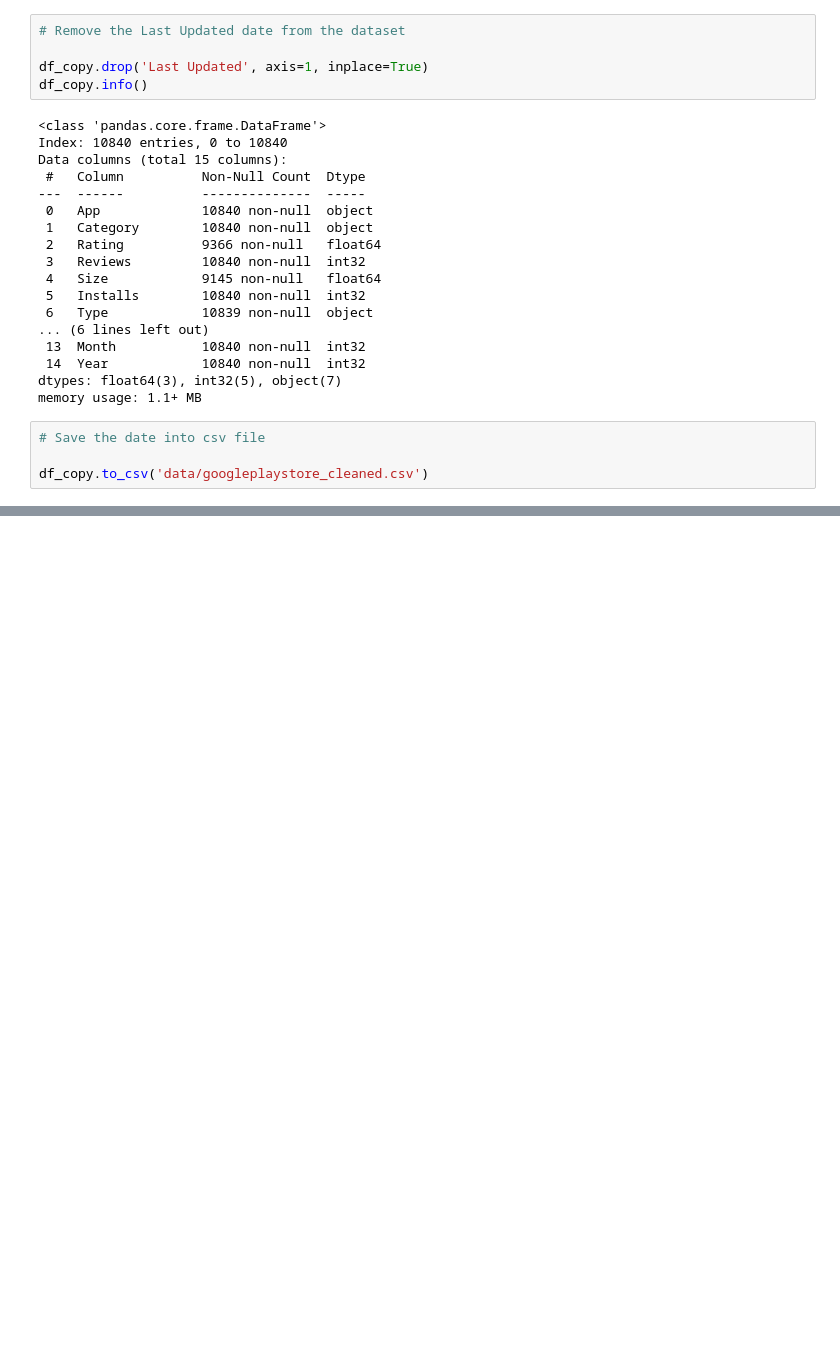
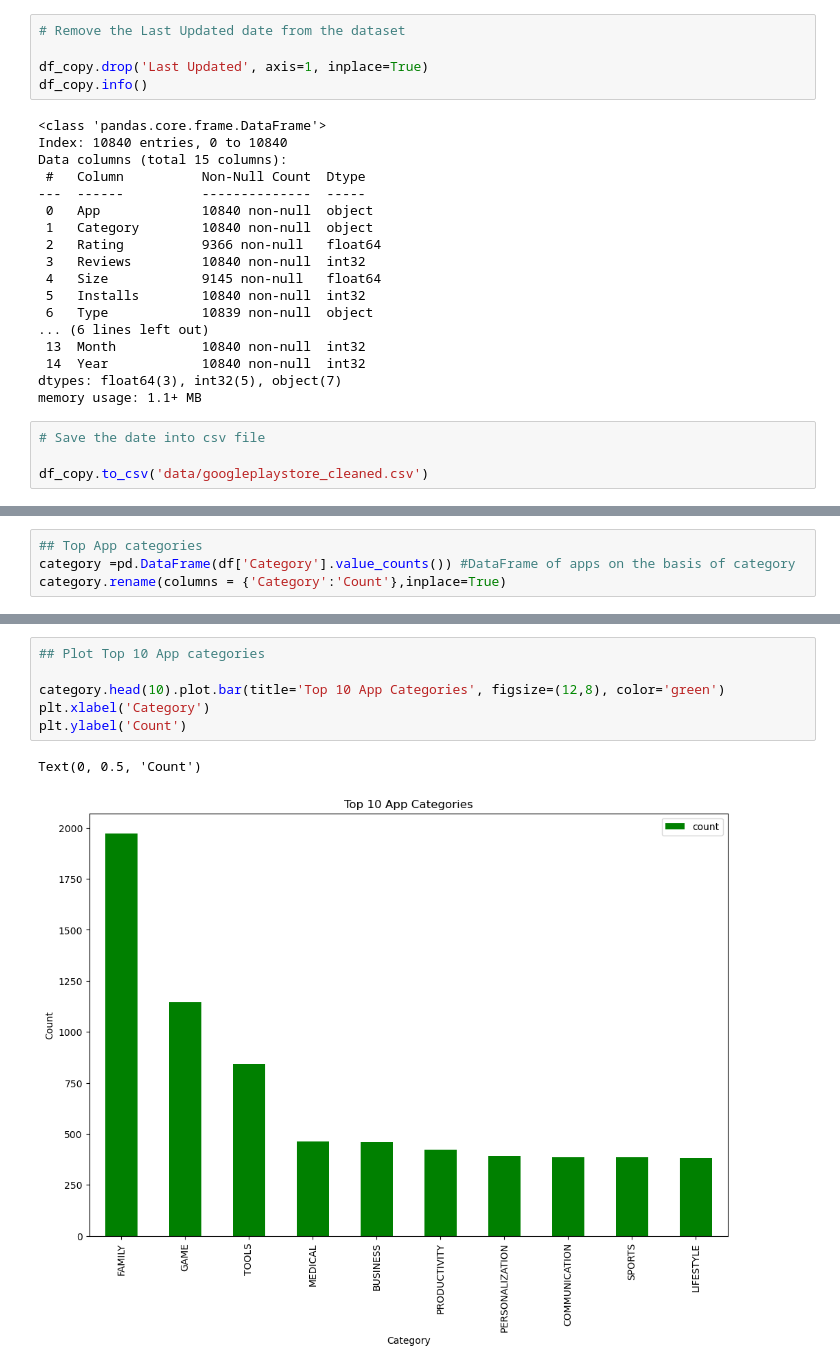
Before and after one commit to Mutiu123/Exploratory-Data-Analysis, a Jupyter notebook: goggle_play_store_EDA.ipynb, the cells around one changed output, grey strips where cells are left out. Saved outputs shown, nothing was run; the diff lists cells and outputs as text; blank space fills up the shorter version.

```diff
--- a/goggle_play_store_EDA.ipynb
+++ b/goggle_play_store_EDA.ipynb
@@ -400,0 +532,4 @@ df_copy.to_csv('data/googleplaystore_cleaned.csv')
+# %%
+## Top App categories
+category =pd.DataFrame(df['Category'].value_counts()) #DataFrame of apps on the basis of category
+category.rename(columns = {'Category':'Count'},inplace=True)
@@ -400,0 +557,9 @@ df_copy.to_csv('data/googleplaystore_cleaned.csv')
+# %%
+## Plot Top 10 App categories
+
+category.head(10).plot.bar(title='Top 10 App Categories', figsize=(12,8), color='green')
+plt.xlabel('Category')
+plt.ylabel('Count')
+# %% [output]
+Text(0, 0.5, 'Count')
+[figure, added]
```
Also changed, not shown: parts of 33 cells of this notebook.
